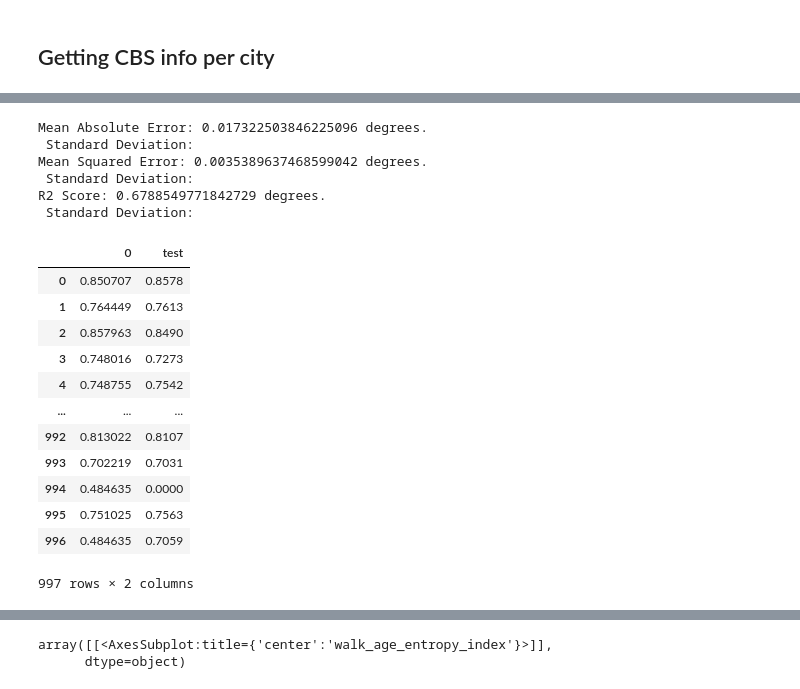
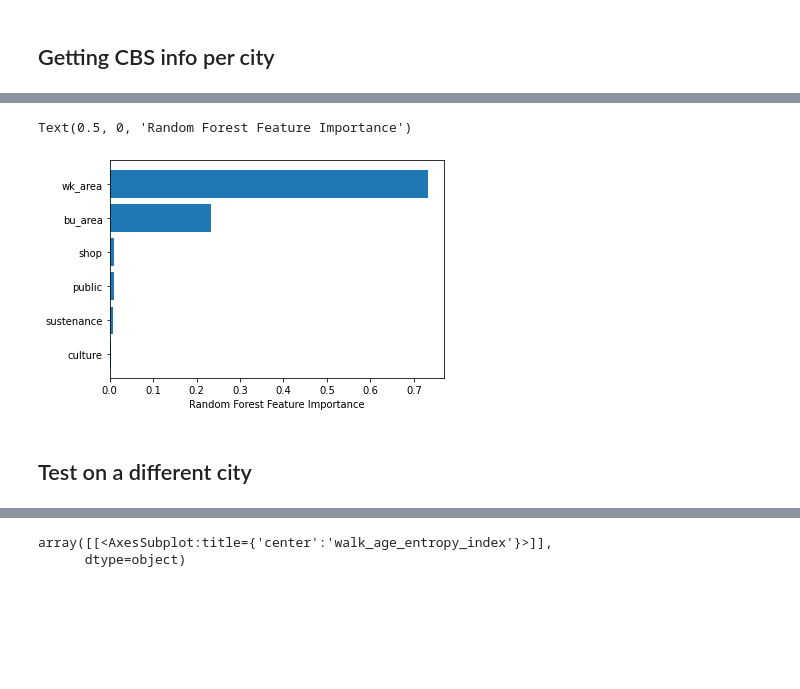
Before and after one commit to MiliasV/coaccessibility, a Jupyter notebook: notebooks/exploration.ipynb, the cells around one changed output, grey strips where cells are left out. Saved outputs shown, nothing was run; the diff lists cells and outputs as text; code cells hidden in the pictures; blank space fills up the shorter version.

```diff
--- a/notebooks/exploration.ipynb
+++ b/notebooks/exploration.ipynb
@@ -104,22 +120,38 @@ from sklearn.ensemble import RandomForestRegressor
 from sklearn.model_selection import train_test_split
 from sklearn.metrics import mean_absolute_error, mean_squared_error, r2_score
 
+labels = np.array(df['walk_age_entropy_index'])
+# features = np.random.rand(1834+612,1)
+feature_names = [ "wk_area", "bu_area", "shop", "public", "culture", "sustenance"]
 
-labels = np.array(df['adults_perc'])
-# features = np.random.rand(3985,1)
-features = np.array(df[[ 'bu_area', 'wk_area','culture', 'public', 'shop', 'sustenance']])
-# feature_list = ['buurt_age_entropy_index','bu_area', 'bu_len']
-
+features = np.array(df[feature_names])
+# "shop", "public", "culture", "sustenance"
 # Split the data into training and testing sets
 train_features, test_features, train_labels, test_labels = train_test_split(features, labels,
                                                                             test_size = 0.25, random_state = 42)
 print('Training Features Shape:', train_features.shape)
 print('Training Labels Shape:', train_labels.shape)
 print('Testing Features Shape:', test_features.shape)
-print('Testing Labels Shape:', test_labels.shape)
+print('Testing Labels Shape:', test_labels.shape, '\n\n')
 
-# The baseline predictions are the historical averages
-# Baseline errors, and display average baseline error
-baseline_errors = abs(df["walk_age_entropy_index"] - df["wijk_age_entropy_index"]).mean(axis=0)
-print('Average baseline error: ', round(baseline_errors,2))
+# Import the model we are using
+from sklearn.ensemble import RandomForestRegressor
+# Instantiate model with 1000 decision trees
+rf = RandomForestRegressor(n_estimators = 1000, random_state = 42)
+# Train the model on training data
+rf.fit(train_features, train_labels);
+
+# Use the forest's predict method on the test data
+predictions = rf.predict(test_features)
+# Calculate the absolute errors
+mean_abs = mean_absolute_error( test_labels, predictions)
+mean_sq = mean_squared_error(test_labels, predictions)
+r2 = r2_score(test_labels, predictions)
+# pear_cor = np.corrcoef(test_labels, predictions)
+
+# Print out the mean absolute error (mae)
+print('Mean Absolute Error:', mean_abs, 'degrees.')
+print('Mean Squared Error:', mean_sq, 'degrees.')
+print('R2 Score:', r2, 'degrees.')
+# print('Pearson correlation:', pear_cor[0][1] )
 # %% [output]
@@ -172,18 +166,0 @@ rf.fit(train_features, train_labels);
-# %%
-# Use the forest's predict method on the test data
-predictions = rf.predict(test_features)
-# Calculate the absolute errors
-mean_abs = mean_absolute_error( test_labels, predictions)
-mean_sq = mean_squared_error(test_labels, predictions)
-r2 = r2_score(test_labels, predictions)
-# Print out the mean absolute error (mae)
-print('Mean Absolute Error:', mean_abs, 'degrees.\n Standard Deviation:' )
-print('Mean Squared Error:', mean_sq, 'degrees.\n Standard Deviation:' )
-print('R2 Score:', r2, 'degrees.\n Standard Deviation:' )
-# %% [output]
-Mean Absolute Error: 0.017322503846225096 degrees.
- Standard Deviation:
-Mean Squared Error: 0.0035389637468599042 degrees.
- Standard Deviation:
-R2 Score: 0.6788549771842729 degrees.
- Standard Deviation:
@@ -195,16 +167,9 @@ pred_f["test"] = lab
-# %%
-pred_f
-# %% [output]
-|  | 0 | test |
-| 0 | 0.850707 | 0.8578 |
-| 1 | 0.764449 | 0.7613 |
-| 2 | 0.857963 | 0.8490 |
-| 3 | 0.748016 | 0.7273 |
-| 4 | 0.748755 | 0.7542 |
-| ... | ... | ... |
-| 992 | 0.813022 | 0.8107 |
-| 993 | 0.702219 | 0.7031 |
-| 994 | 0.484635 | 0.0000 |
-| 995 | 0.751025 | 0.7563 |
-| 996 | 0.484635 | 0.7059 |
-997 rows × 2 columns
+# %%
+sorted_idx = rf.feature_importances_.argsort()
+plt.barh([feature_names[i] for i in sorted_idx], rf.feature_importances_[sorted_idx])
+plt.xlabel("Random Forest Feature Importance")
+# %% [output]
+Text(0.5, 0, 'Random Forest Feature Importance')
+[figure, added]
+# %% [markdown]
+## Test on a different city
```
Also changed, not shown: parts of 11 cells of this notebook.
